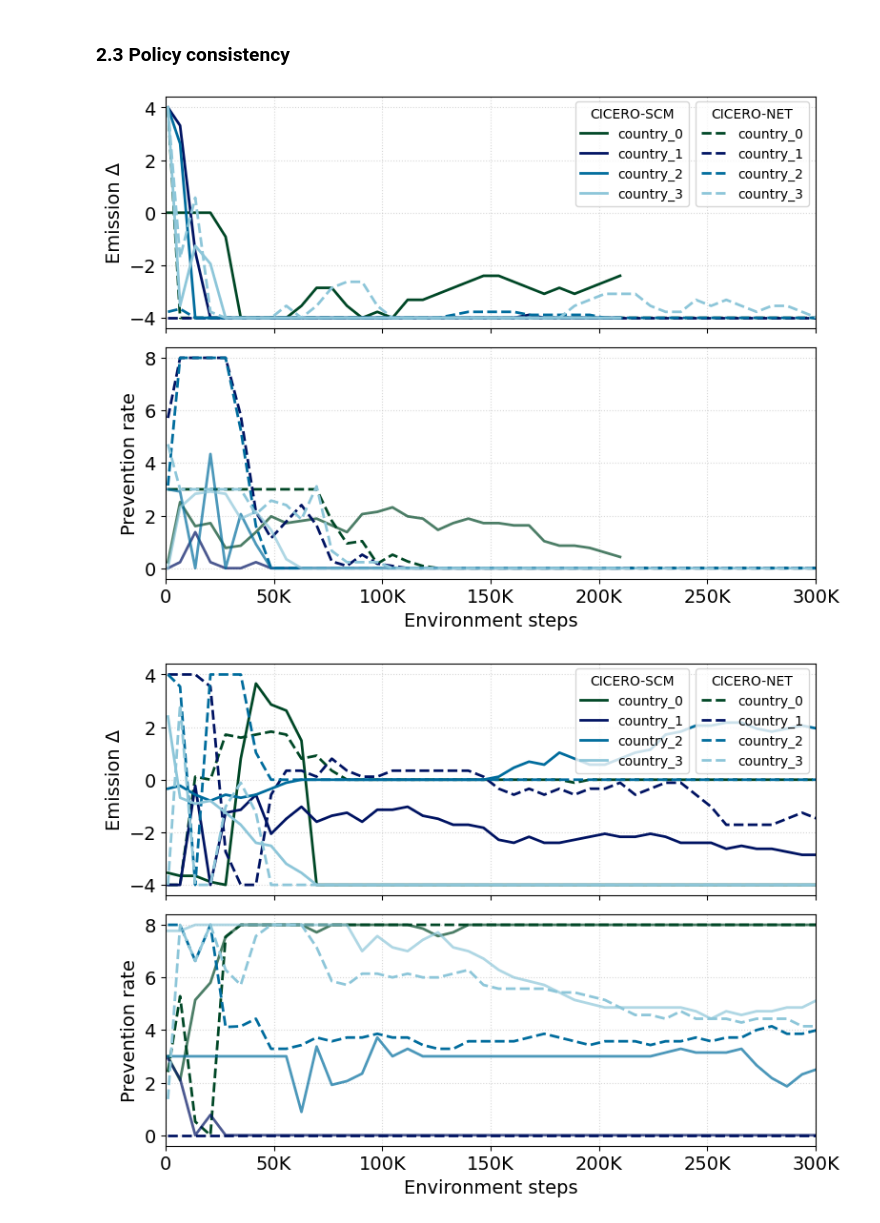
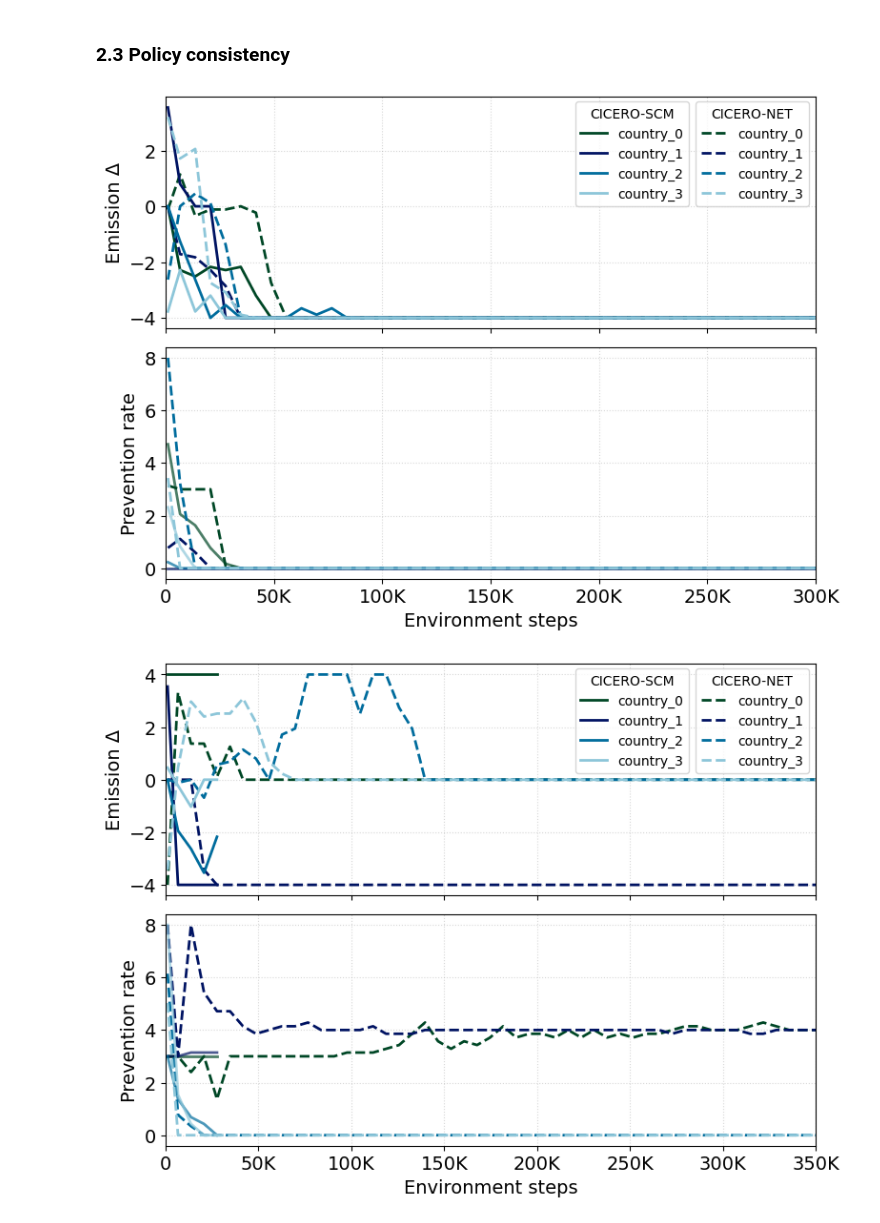
Before and after one commit to oskarbohnlassen/ciceroscm-surrogate, a Jupyter notebook: notebooks/marl_results.ipynb, the cells around one changed output. Cells and saved outputs as stored; diff of their text form; code cells hidden in the pictures.

```diff
--- a/notebooks/marl_results.ipynb
+++ b/notebooks/marl_results.ipynb
@@ -9,8 +9,8 @@ from plot_utils import plot_training_time_and_speedup, table_for,plot_train_rewa
 # %% [markdown]
 ### 1.1 Homogenous
 # %%
-homogenous_scm_results_path = "../marl_results/20250923_081555_scm_homogeneous/marl_experiment_results_intermediate.json"
-homogenous_net_results_path = "../marl_results/20250922_161756_net_homogeneous/marl_experiment_results_intermediate.json"
+homogenous_scm_results_path = "../marl_results/20250928_101823_scm_homogenous/marl_experiment_results_intermediate.json"
+homogenous_net_results_path = "../marl_results/20250929_083123_net_homogenous/marl_experiment_results_intermediate.json"
 
 
 with open(homogenous_scm_results_path, "r") as f:
@@ -40,8 +40,8 @@ homogenous_net_prevention_rate = table_for(homogenous_net_greedy_policy, "preven
 # %% [markdown]
 ### 1.2 Heterogenous
 # %%
-heterogenous_scm_results_path = "../marl_results/20250922_170151_scm_heterogeneous/marl_experiment_results_intermediate.json"
-heterogenous_net_results_path = "../marl_results/20250922_165418_net_heterogeneous/marl_experiment_results_intermediate.json"
+heterogenous_scm_results_path = "../marl_results/20250929_154629_scm_heterogeneous/marl_experiment_results_intermediate.json"
+heterogenous_net_results_path = "../marl_results/20250929_150016_net_heterogeneous/marl_experiment_results_intermediate.json"
 
 with open(heterogenous_scm_results_path, "r") as f:
     scm_results = json.load(f)
@@ -98,11 +98,11 @@ plot_policy_consistency(homogenous_scm_emission_delta, homogenous_net_emission_d
                         homogenous_scm_prevention_rate, homogenous_net_prevention_rate,
                         steps_max=300_000, cmap="ocean", savefig = "plots/homogenous_policy_consistency.pdf")
 # %% [output]
-[figure, old version]
+[figure, new version]
 # %%
 # Usage:
 plot_policy_consistency(heterogenous_scm_emission_delta, heterogenous_net_emission_delta,
                         heterogenous_scm_prevention_rate, heterogenous_net_prevention_rate,
-                        steps_max=300_000, cmap="ocean", savefig = "plots/heterogenous_policy_consistency.pdf")
+                        steps_max=350_000, cmap="ocean", savefig = "plots/heterogenous_policy_consistency.pdf")
 # %% [output]
-[figure, old version]
+[figure, new version]
```
Also changed, not shown: parts of 3 cells of this notebook, 43 other files.
